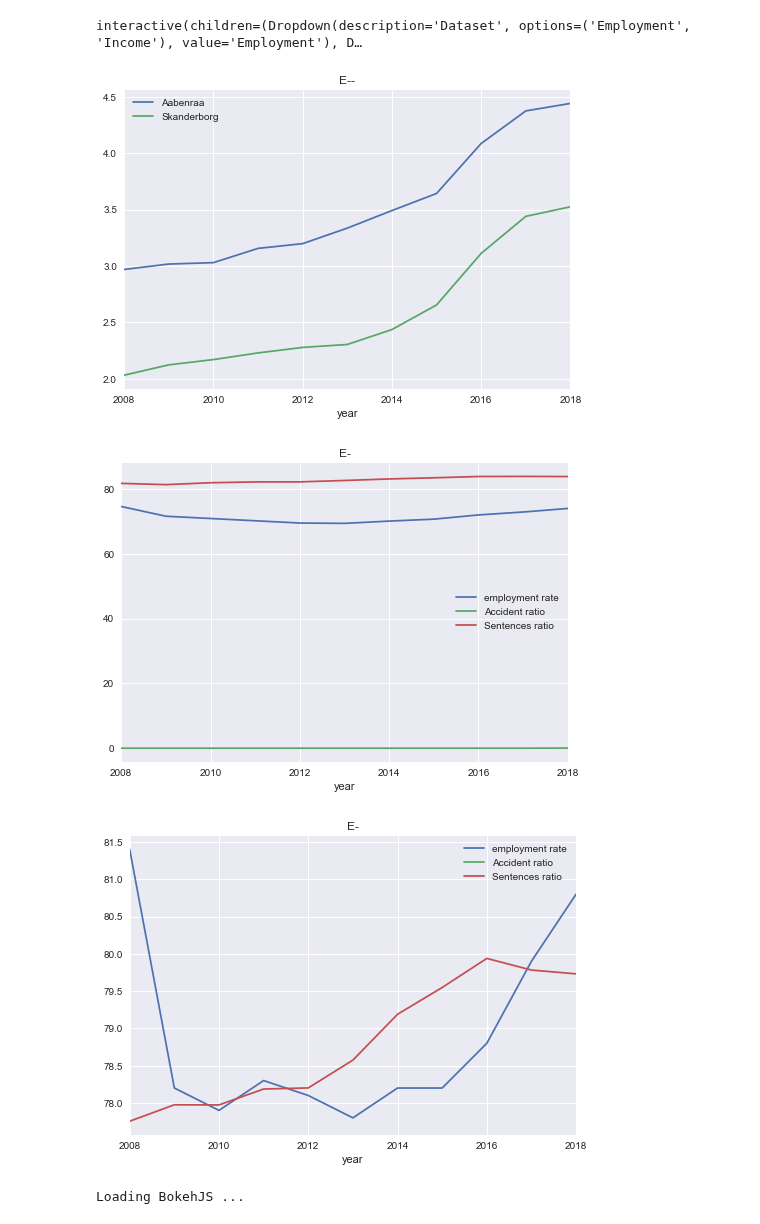
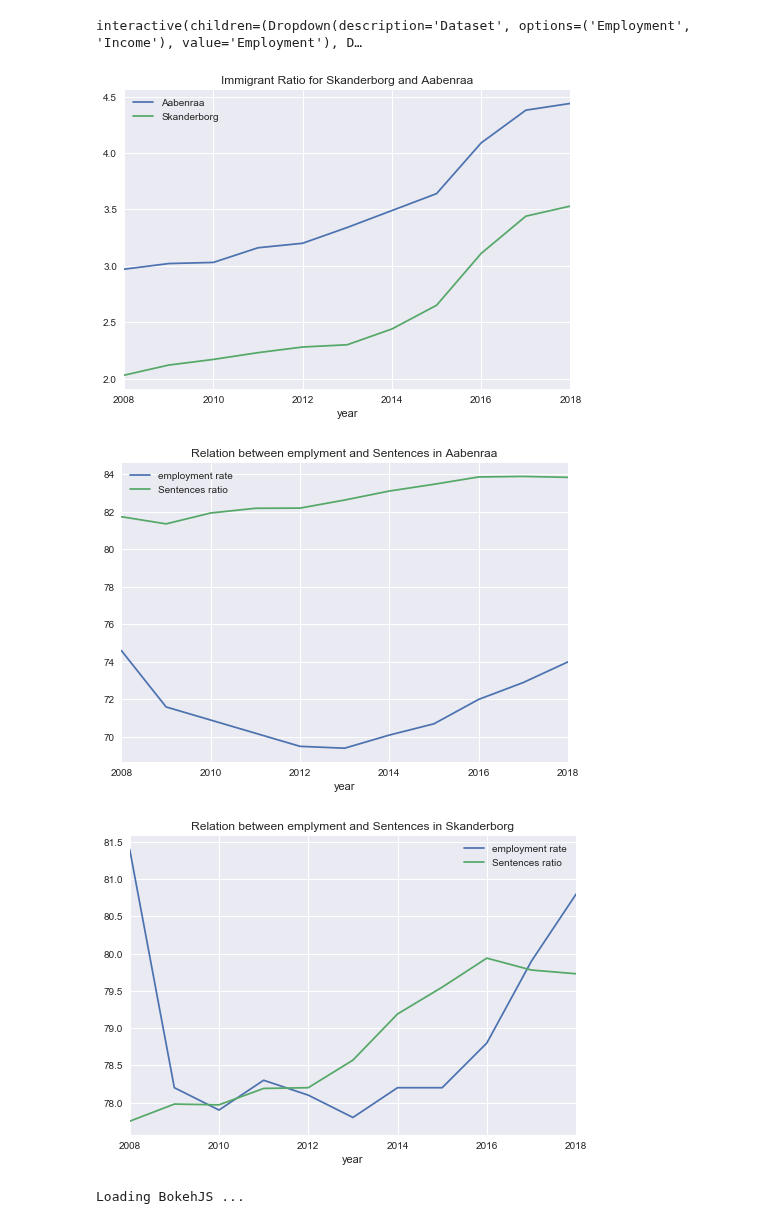
Before and after one commit to Rapyki/projects-2020-slangerne, a Jupyter notebook: dataproject/Henee.ipynb, the cells around one changed output. Drawn from its saved outputs; the diff is of its cells as text; code cells hidden in the pictures.

```diff
--- a/dataproject/Henee.ipynb
+++ b/dataproject/Henee.ipynb
@@ -328,7 +333,12 @@ avginc
 
 Tabel1 = pop
 
-Tabel1 = Tabel1.join([empl['employment rate'],accidents['Number of accidents'],immigrants['Immigrants'],sentences['Number of sentences'],avginc['Avg disp income']]) #['x'] tells which columns shall be used / transported to the new main tabel.
+Tabel1 = Tabel1.merge(accidents, left_on=['municipality','year'], right_on=['municipality','year'], how='left')
+Tabel1 = Tabel1.fillna(0); Tabel1['Number of accidents'] = Tabel1['Number of accidents'].astype(int) #sets the years with 0 accidents to 0 instead of NaN and round the numbers
+
+
+
+Tabel1 = Tabel1.join([empl['employment rate'],immigrants['Immigrants'],sentences['Number of sentences'],avginc['Avg disp income']]) #['x'] tells which columns shall be used / transported to the new main tabel.
 
 Tabel1
 # %% [output]
@@ -359,5 +369,10 @@ where *X* is the variable, such aa: "Immigrants" and *pop* is the population siz
 Tabel1['Immigrants ratio'] = Tabel1['Immigrants'] / Tabel1['population'] * 100
 Tabel1['Accident ratio'] = Tabel1['Number of accidents'] / Tabel1['population'] * 100
 Tabel1['Sentences ratio'] = Tabel1['Number of sentences'] / Tabel1['population'] * 100
+Tabel1['Immigrants ratio'] = Tabel1['Immigrants ratio'].round(2)
+Tabel1['Accident ratio'] = Tabel1['Accident ratio'].round(2)
+Tabel1['Sentences ratio']=Tabel1['Sentences ratio'].round(2)
+
+
 Tabel1
 # %% [output]
@@ -434,33 +451,33 @@ Immigrants_Aabenraa_mv1 = Tabel2[Tabel2['municipality'].isin(['Aabenraa', 'Skand
 
 def plot(fig):
     fig_employ = fig.set_index('year')
-    fig_employ.groupby(['municipality'])['Immigrants ratio'].plot(legend=True, grid=True, title='E--');
+    fig_employ.groupby(['municipality'])['Immigrants ratio'].plot(legend=True, grid=True, title='Immigrant Ratio for Skanderborg and Aabenraa');
 
 plot(Immigrants_Aabenraa_mv1)
 # %% [output]
-[figure, old version]
+[figure, new version]
 # %%
 #Here we constructs different graph to see the immediate relations and development of the variables
 Emp_acci_sent = Tabel2[Tabel2['municipality'].isin(['Aabenraa'])]
 
 def plot(fig):
     fig_employ = fig.set_index('year')
-    fig_employ.groupby(['municipality'])['employment rate', 'Accident ratio', 'Sentences ratio'].plot(legend=True, grid=True, title='E-');
+    fig_employ.groupby(['municipality'])['employment rate', 'Sentences ratio'].plot(legend=True, grid=True, title='Relation between emplyment and Sentences in Aabenraa');
 
 plot(Emp_acci_sent)
 # %% [output]
-[figure, old version]
+[figure, new version]
 # %%
 #Here we constructs different graph to see the immediate relations and development of the variables
 Emp_acci_sent = Tabel2[Tabel2['municipality'].isin(['Skanderborg'])]
 
 def plot(fig):
     fig_employ = fig.set_index('year')
-    fig_employ.groupby(['municipality'])['employment rate', 'Accident ratio', 'Sentences ratio'].plot(legend=True, grid=True, title='E-');
+    fig_employ.groupby(['municipality'])['employment rate', 'Sentences ratio'].plot(legend=True, grid=True, title='Relation between emplyment and Sentences in Skanderborg');
 
 plot(Emp_acci_sent)
 # %% [output]
-[figure, old version]
+[figure, new version]
 # %%
 # Import figure from bokeh.plotting
 import numpy as np
```
Also changed, not shown: parts of 8 cells of this notebook, 1 other file.
